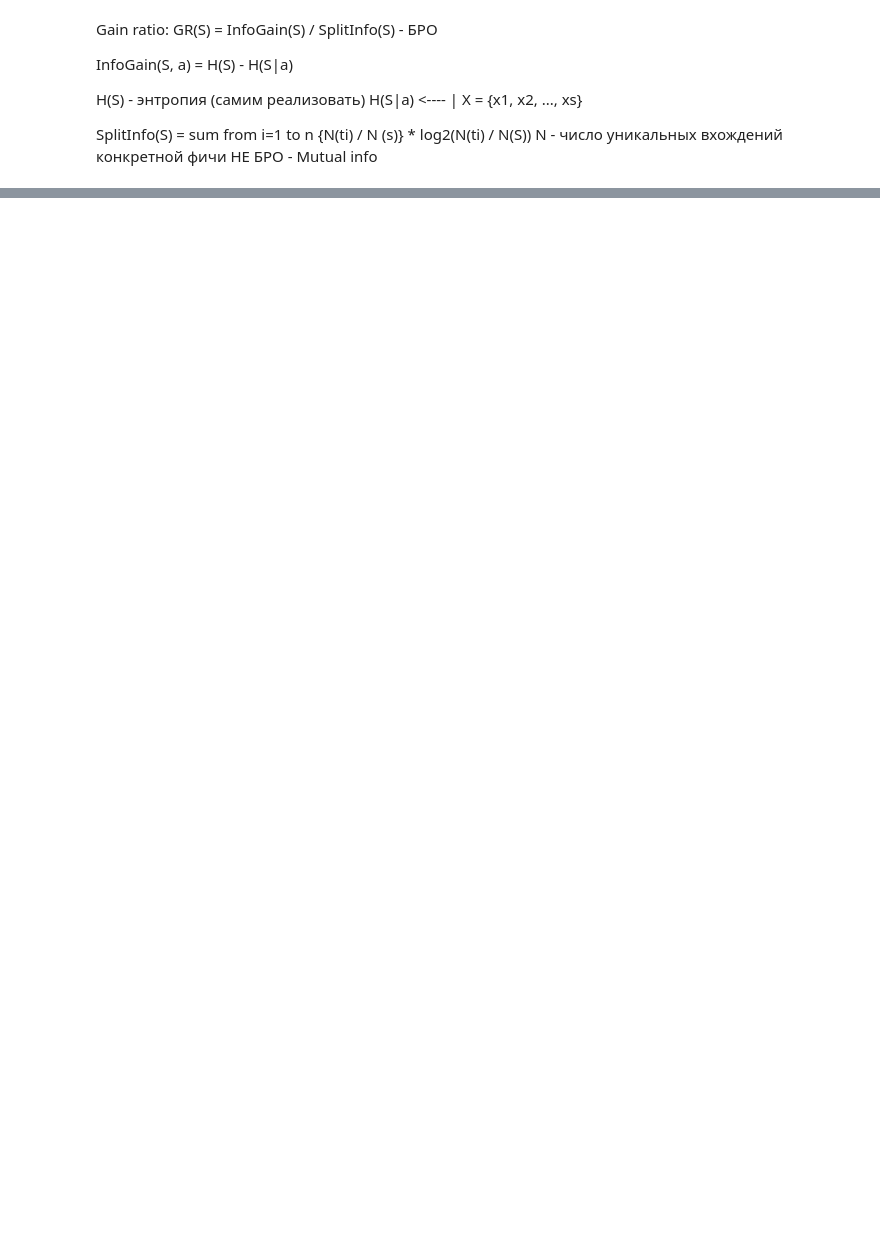
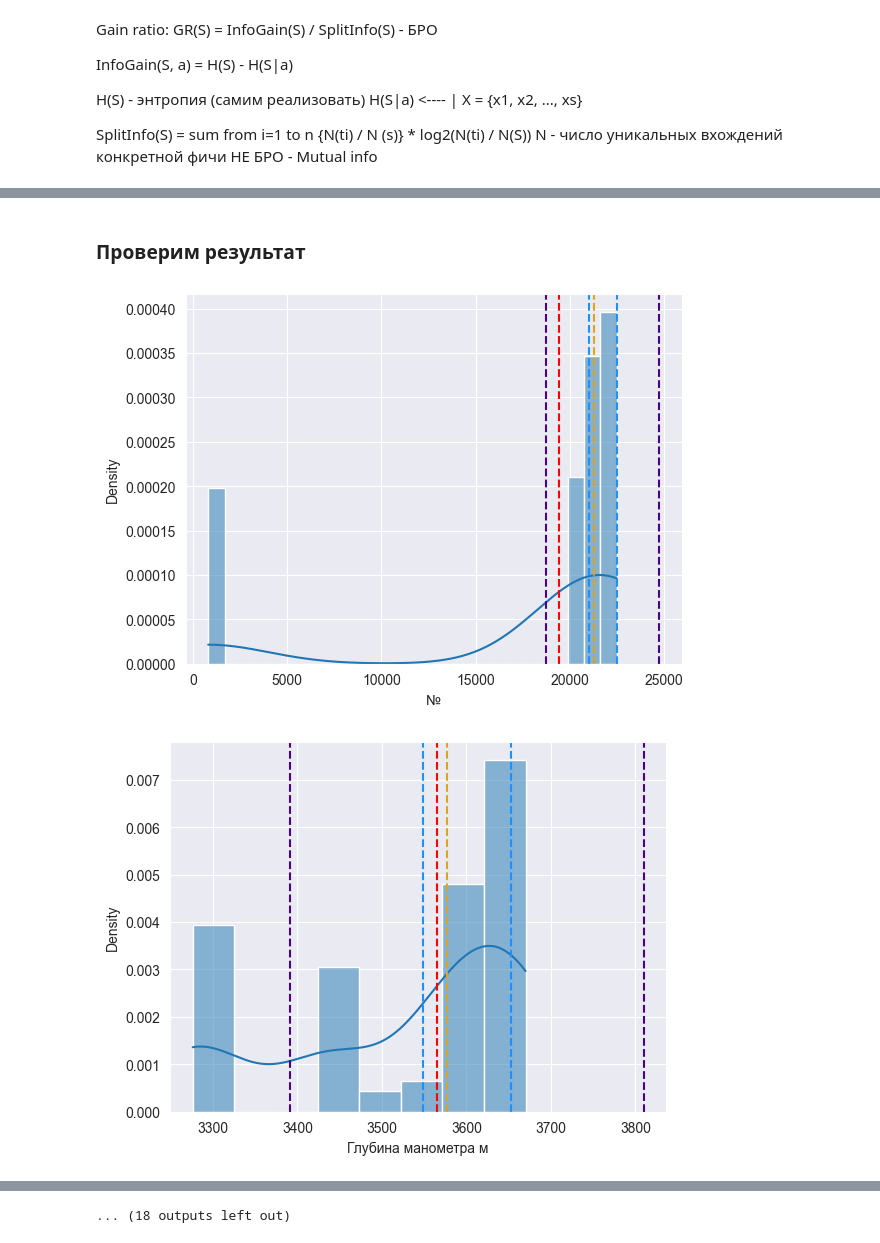
Before and after one commit to egorkuzn/NeuralNetsLabs, a Jupyter notebook: 1-DataSetPreprocessing/DataSetPreprocessing.ipynb, the cells around one changed output, grey strips where cells are left out. Saved outputs shown, nothing was run; the diff lists cells and outputs as text; code cells hidden in the pictures; blank space fills up the shorter version.

```diff
--- a/1-DataSetPreprocessing/DataSetPreprocessing.ipynb
+++ b/1-DataSetPreprocessing/DataSetPreprocessing.ipynb
@@ -286,0 +331,7 @@ G_total кг/с
+# %% [markdown]
+### Проверим результат
+# %%
+distribution_visualizer()
+# %% [output]
+[figure, added]
+[figure, added]
@@ -286,0 +348 @@ G_total кг/с
+... (18 outputs left out)
```
Also changed, not shown: parts of 50 cells of this notebook, 5 other files.
